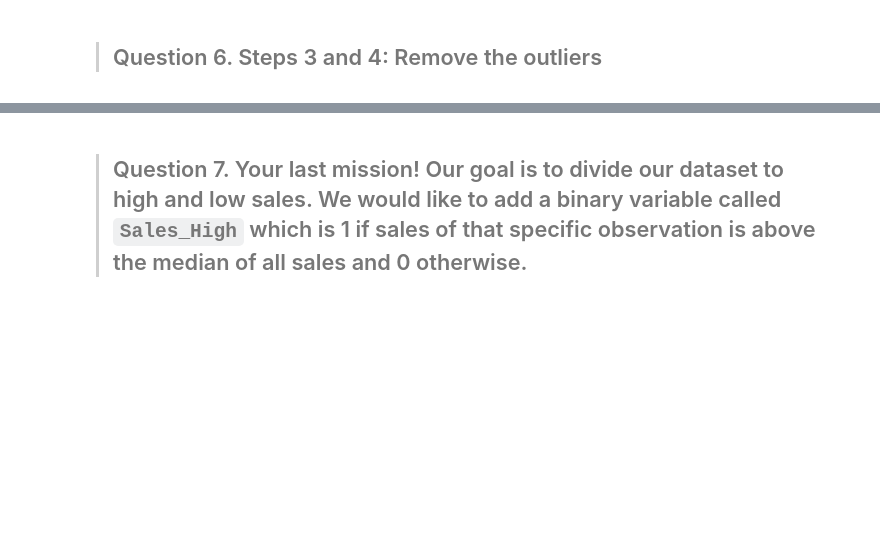
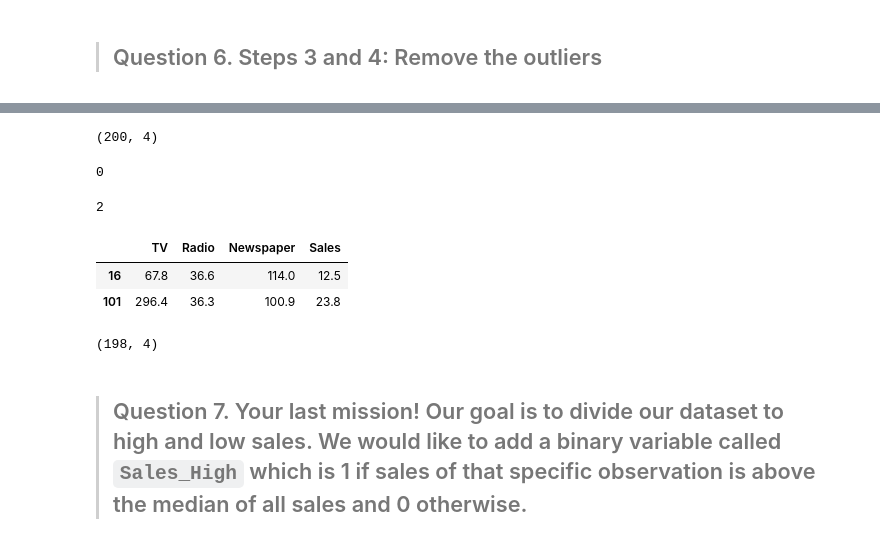
Before and after one commit to ishashah28/DS-SF-42, a Jupyter notebook: classes/03/notebooks/assignment-03-exploratory-data-analysis-starter-code.ipynb, the cells around one changed output, grey strips where cells are left out. Saved outputs shown, nothing was run; the diff lists cells and outputs as text; code cells hidden in the pictures; blank space fills up the shorter version.

```diff
--- a/classes/03/notebooks/assignment-03-exploratory-data-analysis-starter-code.ipynb
+++ b/classes/03/notebooks/assignment-03-exploratory-data-analysis-starter-code.ipynb
@@ -101,0 +109,18 @@ df[['Newspaper']].plot.box(figsize = (11,11))
+# %%
+df.shape
+# %% [output]
+(200, 4)
+# %%
+df[df['Newspaper'] < Q1 -1.5*IQR].shape[0]
+# %% [output]
+0
+# %%
+df[df['Newspaper'] > Q3 + 1.5*IQR].shape[0]
+# %% [output]
+2
+# %%
+df[df['Newspaper'] > Q3 + 1.5*IQR]
+# %% [output]
+|  | TV | Radio | Newspaper | Sales |
+| 16 | 67.8 | 36.6 | 114.0 | 12.5 |
+| 101 | 296.4 | 36.3 | 100.9 | 23.8 |
@@ -102,2 +130,6 @@ df[['Newspaper']].plot.box(figsize = (11,11))
+# %%
+df.shape
+# %% [output]
+(198, 4)
 # %% [markdown]
 > ## Question 7.  Your last mission!  Our goal is to divide our dataset to high and low sales.  We would like to add a binary variable called `Sales_High` which is 1 if sales of that specific observation is above the median of all sales and 0 otherwise.
```
Also changed, not shown: parts of 11 cells of this notebook, 1 other file.
